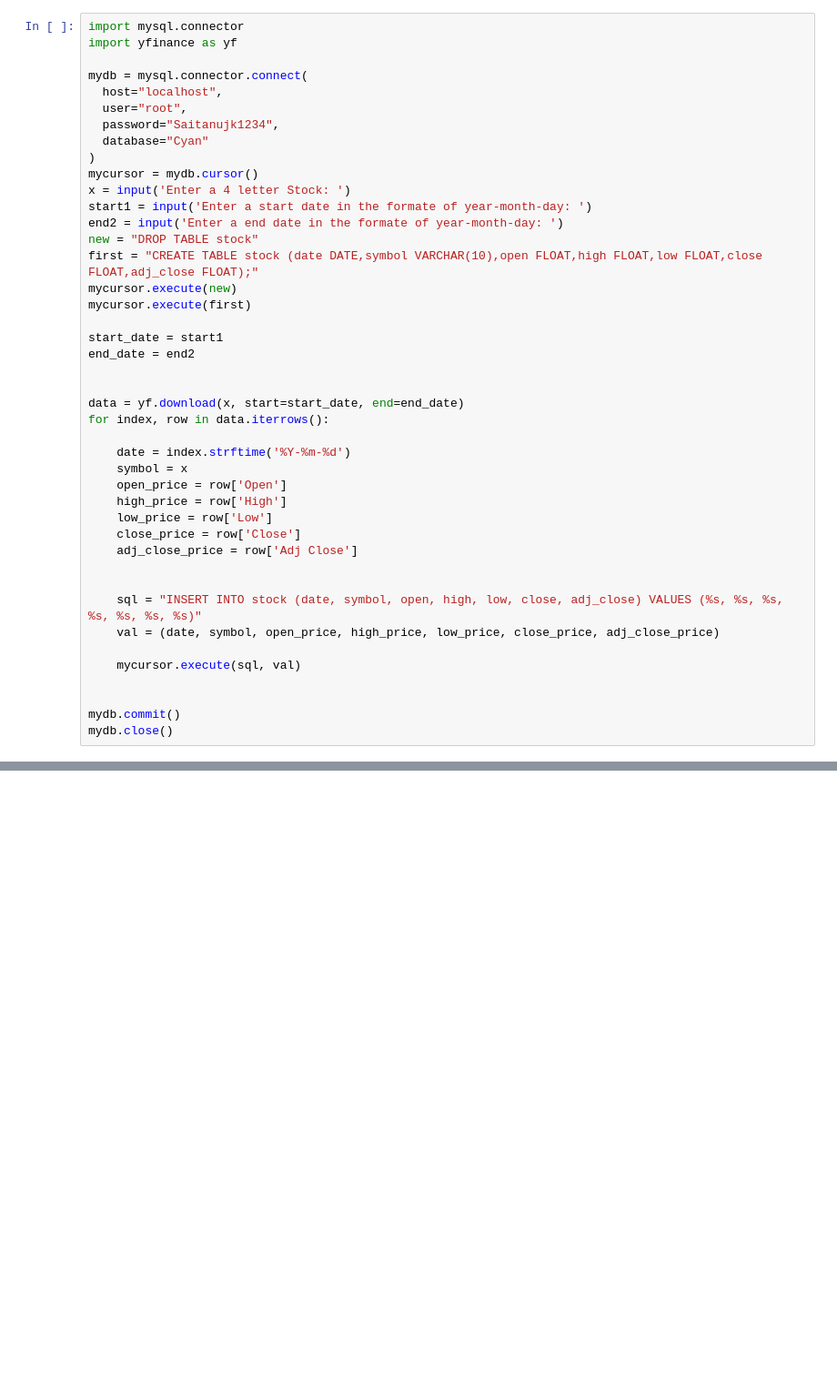
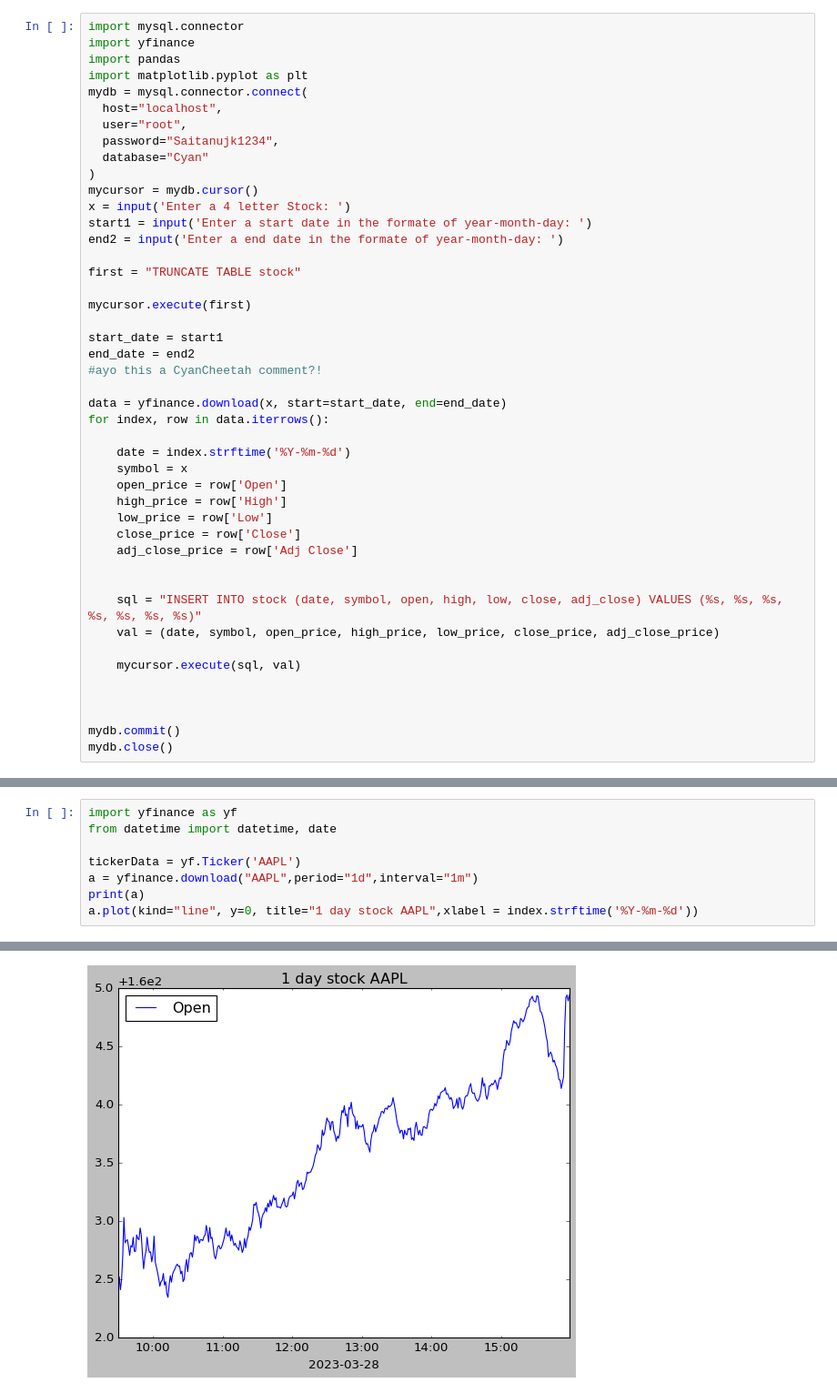
Before and after one commit to CyanCheetah/Cyan-mySQL-Stocks-Code, a Jupyter notebook: StockInput.ipynb, the cells around one changed output, grey strips where cells are left out. Shown at 91% size. Drawn from its saved outputs; the diff is of its cells as text; blank space fills up the shorter version.

```diff
--- a/StockInput.ipynb
+++ b/StockInput.ipynb
@@ -1,7 +1,8 @@
 # %%
 import mysql.connector
-import yfinance as yf
-
+import yfinance
+import pandas
+import matplotlib.pyplot as plt
 mydb = mysql.connector.connect(
   host="localhost",
   user="root",
@@ -12,16 +13,16 @@ mycursor = mydb.cursor()
 x = input('Enter a 4 letter Stock: ')
 start1 = input('Enter a start date in the formate of year-month-day: ')
 end2 = input('Enter a end date in the formate of year-month-day: ')
-new = "DROP TABLE stock"
-first = "CREATE TABLE stock (date DATE,symbol VARCHAR(10),open FLOAT,high FLOAT,low FLOAT,close FLOAT,adj_close FLOAT);"
-mycursor.execute(new)
+
+first = "TRUNCATE TABLE stock"
+
 mycursor.execute(first)
 
 start_date = start1
 end_date = end2
+#ayo this a CyanCheetah comment?!
 
-
-data = yf.download(x, start=start_date, end=end_date)
+data = yfinance.download(x, start=start_date, end=end_date)
 for index, row in data.iterrows():
 
     date = index.strftime('%Y-%m-%d')
@@ -39,5 +40,6 @@ for index, row in data.iterrows():
     mycursor.execute(sql, val)
 
 
+
 mydb.commit()
 mydb.close()
@@ -45,0 +46,9 @@ mydb.close()
+# %%
+import yfinance as yf
+from datetime import datetime, date
+
+tickerData = yf.Ticker('AAPL')
+a = yfinance.download("AAPL",period="1d",interval="1m")
+print(a)
+a.plot(kind="line", y=0, title="1 day stock AAPL",xlabel = index.strftime('%Y-%m-%d'))
+# %% [output]
@@ -45,0 +73 @@ mydb.close()
+[figure, added]
```
Also changed, not shown: parts of 5 cells of this notebook, 2 other files.
